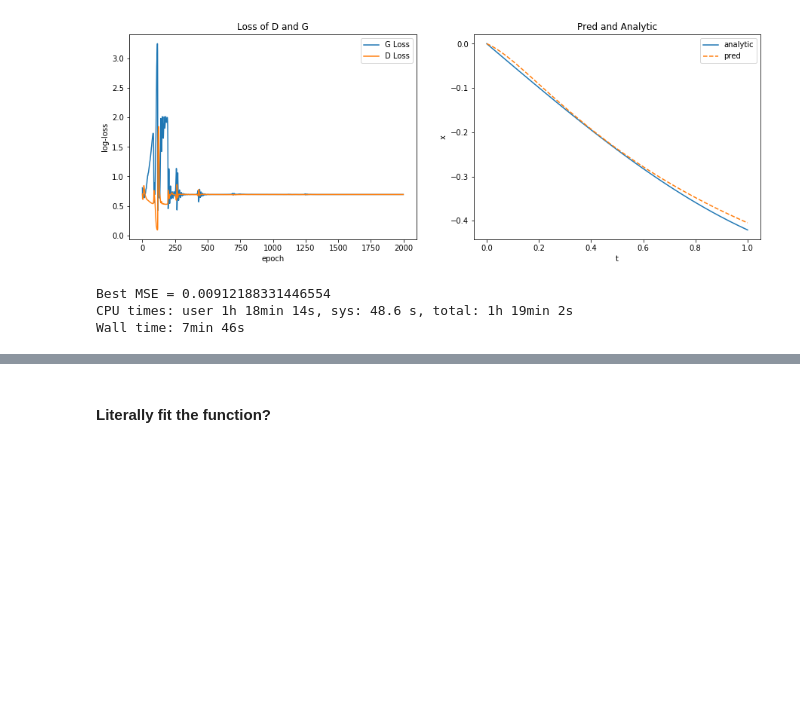
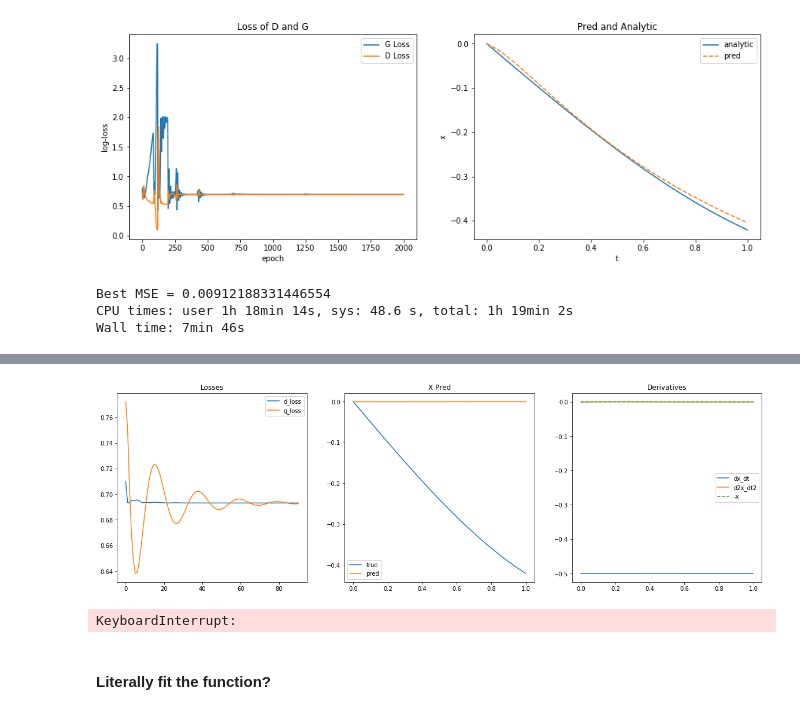
Before and after one commit to dylanrandle/denn, a Jupyter notebook: GAN.ipynb, the cells around one changed output, grey strips where cells are left out. Drawn from its saved outputs; the diff is of its cells as text; code cells hidden in the pictures; blank space fills up the shorter version.

```diff
--- a/GAN.ipynb
+++ b/GAN.ipynb
@@ -898,3 +925,30 @@ G,D,G_loss,D_loss = train_GAN_SHO(2000,
+# %%
+%%time
+G,D,G_loss,D_loss = train_GAN_SHO(500,
+                              g_hidden_units=40,
+                              g_hidden_layers=2,
+                              d_hidden_units=20,
+                              d_hidden_layers=2,
+                              d_lr=0.005,
+                              g_lr=0.005,
+                              t_low=0,
+                              t_high=1,
+                              logging=False,
+                              G_iters=10,
+                              D_iters=1,
+                              n=100,
+                              clip=.1,
+                              max_while=10,
+                              x0=0,
+                              dx_dt0=-.5,
+                              realtime_plot=True,
+                              activation=nn.Tanh(),
+                              wgan=False,
+                              soft_labels=False,
+                              real_data=False)
+# %% [output]
+[figure, added]
+KeyboardInterrupt:
 # %% [markdown]
 #### Literally fit the function?
 # %%
```
Also changed, not shown: parts of 14 cells of this notebook.
